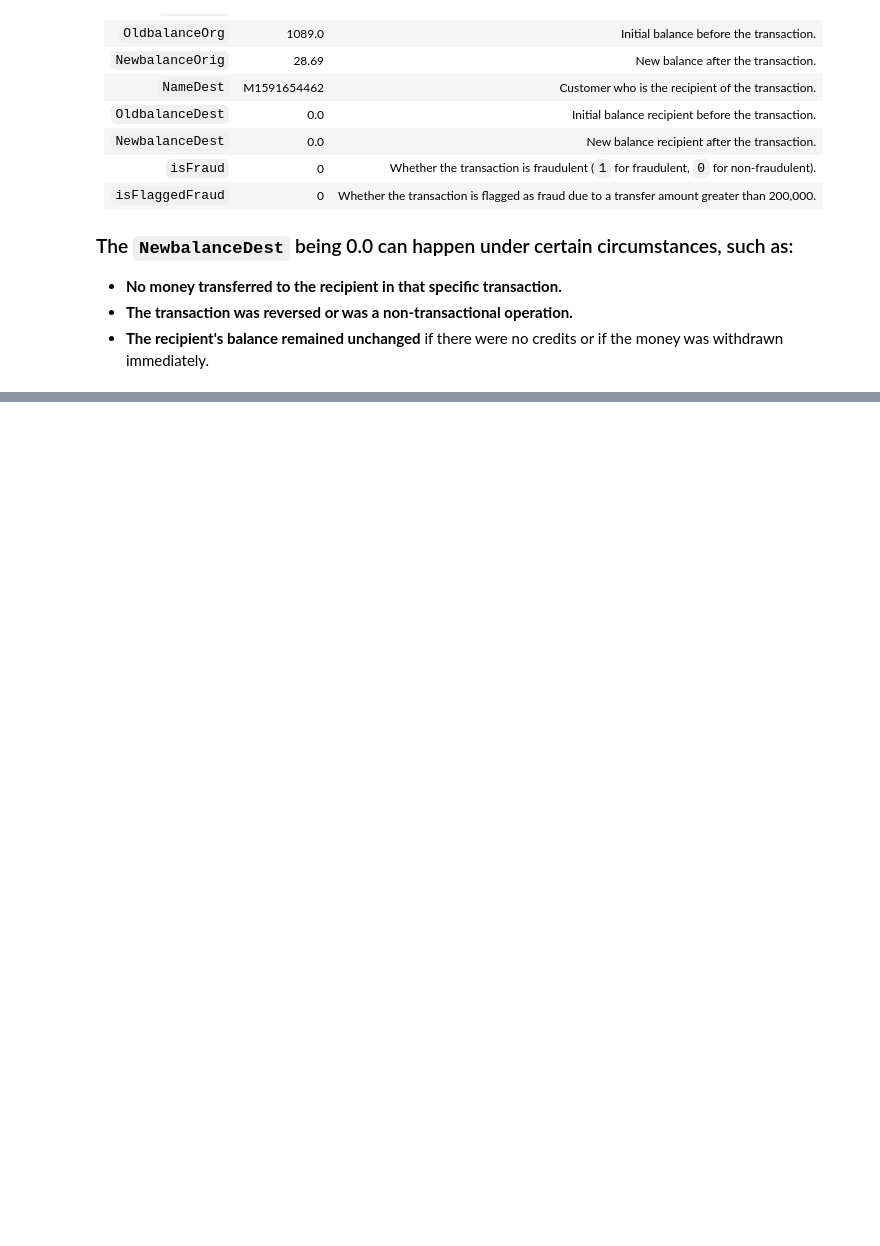
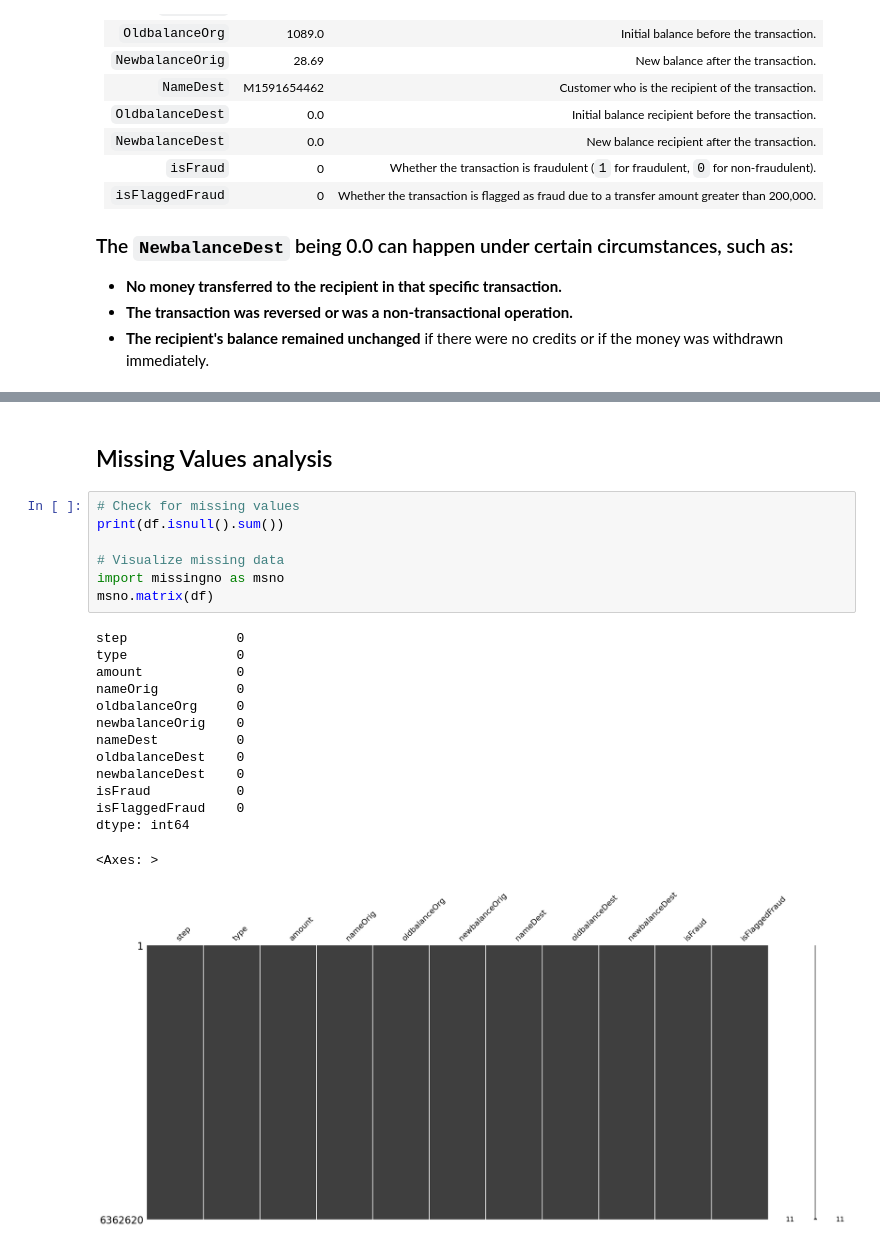
Before and after one commit to vijay8672/AI-DRIVEN-FRAUDGUARD-ADVANCED-FRAUD-DETECTION-SYSTEM, a Jupyter notebook: notebooks/EDA.ipynb, the cells around one changed output, grey strips where cells are left out. Saved outputs shown, nothing was run; the diff lists cells and outputs as text; blank space fills up the shorter version.

```diff
--- a/notebooks/EDA.ipynb
+++ b/notebooks/EDA.ipynb
@@ -42,0 +128,24 @@ df.shape
+# %% [markdown]
+## Missing Values analysis
+# %%
+# Check for missing values
+print(df.isnull().sum())
+
+# Visualize missing data
+import missingno as msno
+msno.matrix(df)
+# %% [output]
+step              0
+type              0
+amount            0
+nameOrig          0
+oldbalanceOrg     0
+newbalanceOrig    0
+nameDest          0
+oldbalanceDest    0
+newbalanceDest    0
+isFraud           0
+isFlaggedFraud    0
+dtype: int64
+<Axes: >
+[figure, added]
```
Also changed, not shown: parts of 29 cells of this notebook, 2 other files.
